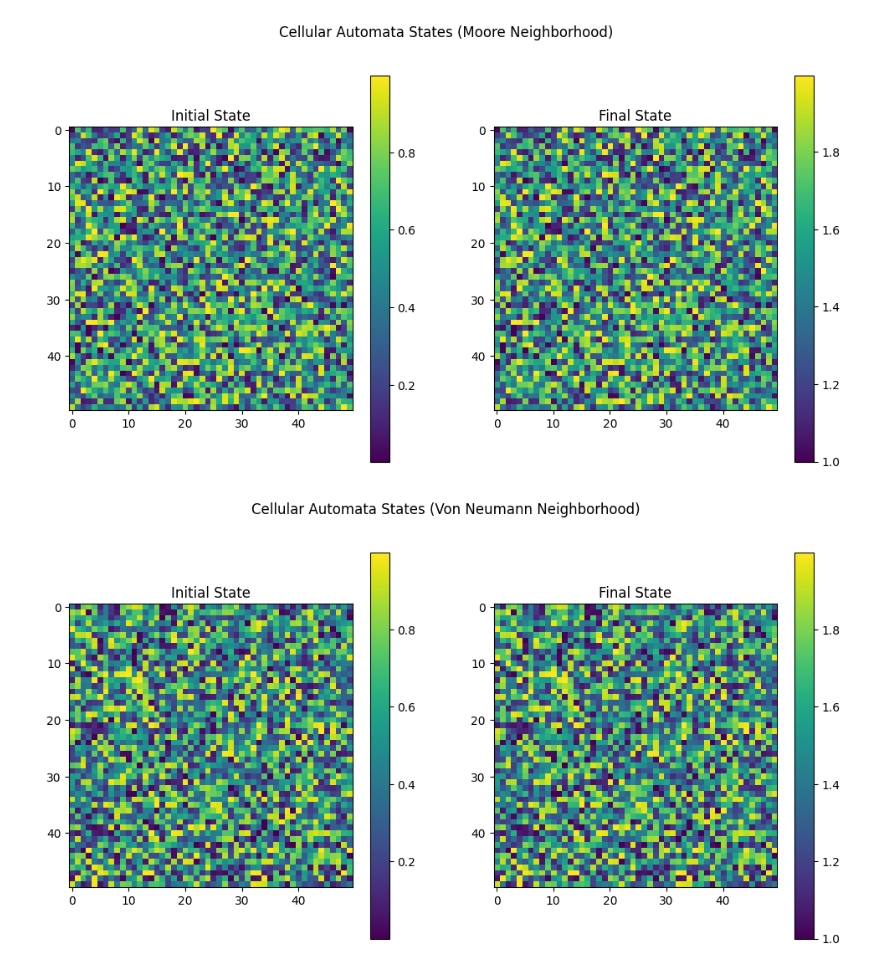
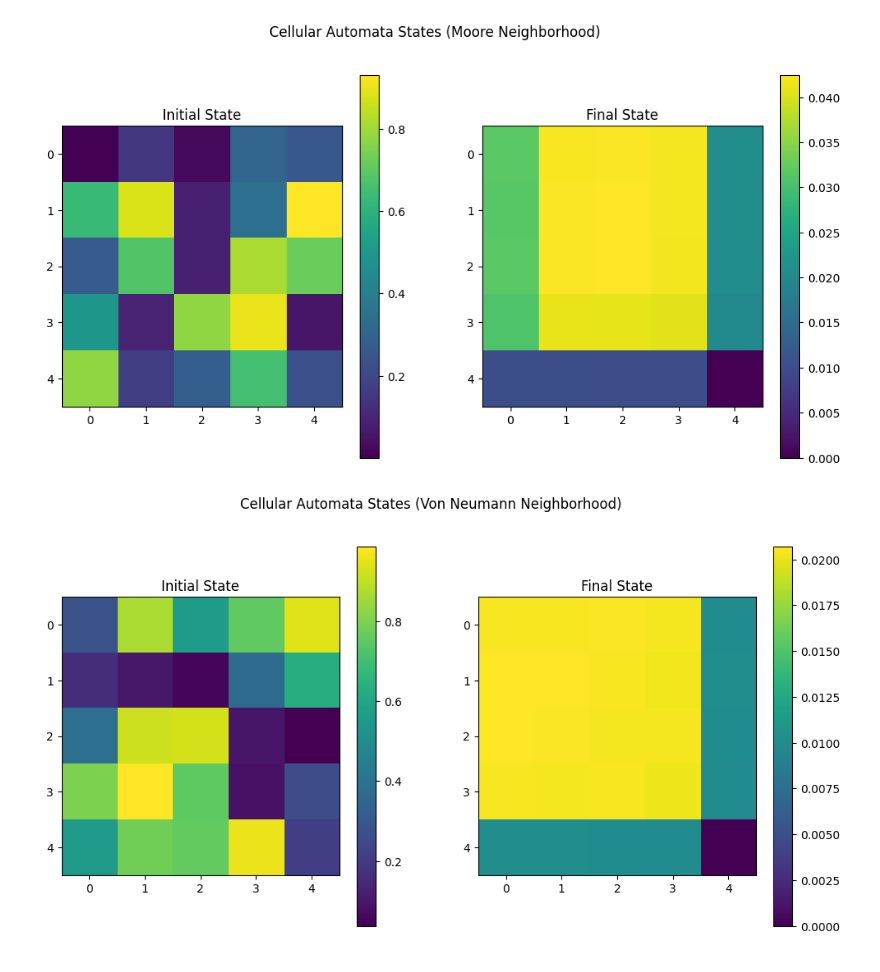
Before and after one commit to vitalismaxim/group_17, a Jupyter notebook: OFC.ipynb, the cells around one changed output. Saved outputs shown, nothing was run; the diff lists cells and outputs as text; code cells hidden in the pictures.

```diff
--- a/OFC.ipynb
+++ b/OFC.ipynb
@@ -37,7 +37,7 @@ def redistribute_force(F, L, alpha, F_thr, neighborhood='moore'):
 
     return F_new, active_sites
 
-def simulate_ca(L, alpha, F_thr, neighborhood='moore'):
+def simulate_ca(L, alpha, F_thr, n_additions, neighborhood='moore', seed=10):
     # Initialize the grid with random forces
     F = np.random.rand(L, L) * F_thr
     initial_state = np.copy(F)
@@ -49,11 +49,13 @@ def simulate_ca(L, alpha, F_thr, neighborhood='moore'):
         # If there are no active sites, break the loop
         active = len(active_sites) > 0
 
-        if not active:
+        if not active and n_additions > 0:
             # Locate site with the block closest to slip
             i, j = np.unravel_index(np.argmax(F_thr - F), F.shape)
             # Add the difference to all sites
             F += (F_thr - F[i, j])
+            n_additions -= 1
+            active = True
 
     return initial_state, F
 
@@ -77,21 +79,22 @@ def visualize_states(initial_state, final_state, title='Cellular Automata States
     plt.show()
 # %%
 # Parameters
-L = 50  # Size of the lattice
-alpha = 0.1  # Coupling constant
+L = 5  # Size of the lattice
+alpha = 0.01  # Coupling constant
 F_thr = 1.0  # Threshold force
+n_additions = 2  # Number of additions of force to the system
 
 # Run the simulation for Moore neighborhood
-initial_state_moore, final_state_moore = simulate_ca(L, alpha, F_thr, neighborhood='moore')
+initial_state_moore, final_state_moore = simulate_ca(L, alpha, F_thr, n_additions, neighborhood='moore')
 
 # Visualize the initial and final states for Moore neighborhood
 visualize_states(initial_state_moore, final_state_moore, title='Cellular Automata States (Moore Neighborhood)')
 
 # Run the simulation for Von Neumann neighborhood
-initial_state_von, final_state_von = simulate_ca(L, alpha, F_thr, neighborhood='von_neumann')
+initial_state_von, final_state_von = simulate_ca(L, alpha, F_thr, n_additions, neighborhood='von_neumann')
 
 # Visualize the initial and final states for Von Neumann neighborhood
 visualize_states(initial_state_von, final_state_von, title='Cellular Automata States (Von Neumann Neighborhood)')
 # %% [output]
-[figure, old version]
+[figure, new version]
-[figure, old version]
+[figure, new version]
```
